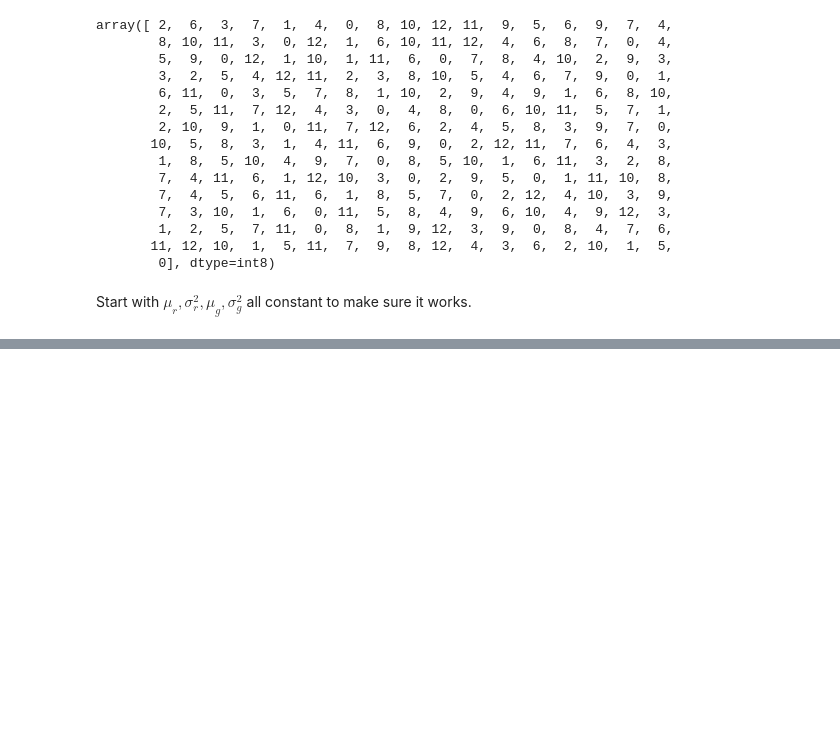
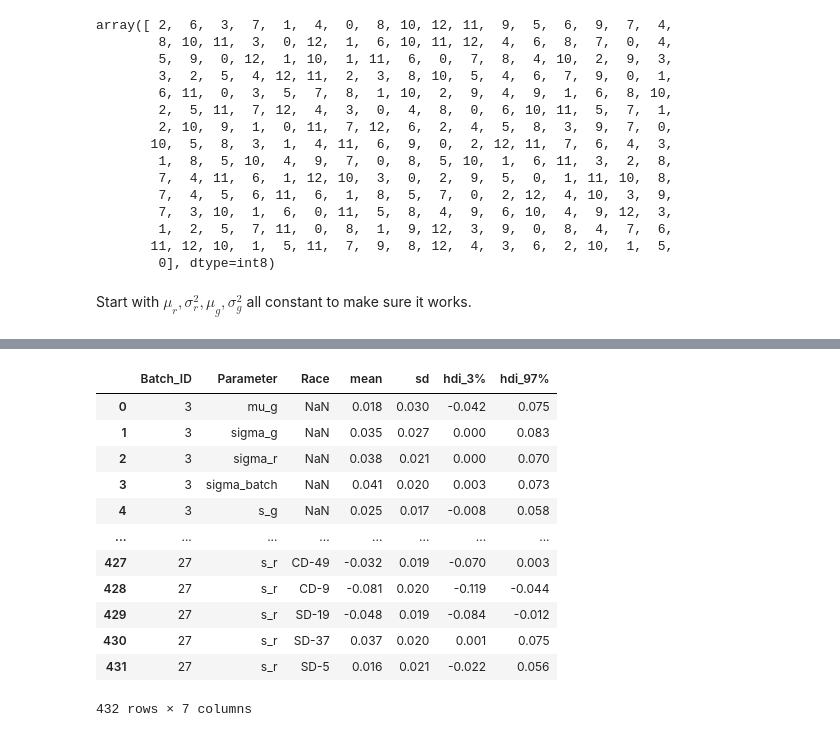
Before and after one commit to rickyrojas311/realtimeElectionForecasting, a Jupyter notebook: model_v1/model_v1.ipynb, the cells around one changed output, grey strips where cells are left out. Drawn from its saved outputs; the diff is of its cells as text; code cells hidden in the pictures; blank space fills up the shorter version.

```diff
--- a/model_v1/model_v1.ipynb
+++ b/model_v1/model_v1.ipynb
@@ -168,0 +314,69 @@ plt.show()
+# %%
+# We only want the meaningful parameters, not the raw non-centered 'z' values
+target_vars = ["mu_g", "sigma_g", "sigma_r", "sigma_batch", "s_g", "s_r"]
+
+summary_list = []
+
+# Loop through your saved/loaded traces
+for batch_id, trace in model_traces.items():
+
+    # Extract the summary stats for this batch
+    # (hdi_prob=0.94 is the ArviZ default, you can change it if needed)
+    batch_summary = az.summary(trace, var_names=target_vars, hdi_prob=0.94)
+
+    # The index contains strings like "mu_g" or "s_r[0]". Move it to a column.
+    batch_summary = batch_summary.reset_index(names="pymc_param")
+
+    # Tag with the current Batch ID
+    batch_summary['Batch_ID'] = batch_id
+
+    # Keep only the essential columns to keep it tidy
+    batch_summary = batch_summary[['Batch_ID', 'pymc_param', 'mean', 'sd', 'hdi_3%', 'hdi_97%']]
+
+    summary_list.append(batch_summary)
+
+# Combine everything into one master DataFrame
+latent_df = pd.concat(summary_list, ignore_index=True)
+
+# ---------------------------------------------------------
+# Parse parameter names and map indices back to Race names
+# ---------------------------------------------------------
+def extract_param_and_race(param_string):
+    # Uses regex to check if the string has brackets, e.g., "s_r[12]"
+    match = re.match(r"([a-zA-Z_]+)\[(\d+)\]", param_string)
+    if match:
+        param_name = match.group(1) # "s_r"
+        idx = int(match.group(2))   # 12
+        # Use the 'all_races' array we defined in the preprocessing step
+        race_name = all_races[idx]
+        return param_name, race_name
+    else:
+        # For global parameters like "mu_g" or "s_g"
+        return param_string, None
+
+# Apply the parsing function
+parsed_cols = latent_df['pymc_param'].apply(extract_param_and_race)
+
+# Split the results into two new clean columns
+latent_df['Parameter'] = [x[0] for x in parsed_cols]
+latent_df['Race'] = [x[1] for x in parsed_cols]
+
+# Drop the messy PyMC string and reorder columns for readability
+latent_df = latent_df.drop(columns=['pymc_param'])
+latent_df = latent_df[['Batch_ID', 'Parameter', 'Race', 'mean', 'sd', 'hdi_3%', 'hdi_97%']]
+
+latent_df
+# %% [output]
+|  | Batch_ID | Parameter | Race | mean | sd | hdi_3% | hdi_97% |
+| 0 | 3 | mu_g | NaN | 0.018 | 0.030 | -0.042 | 0.075 |
+| 1 | 3 | sigma_g | NaN | 0.035 | 0.027 | 0.000 | 0.083 |
+| 2 | 3 | sigma_r | NaN | 0.038 | 0.021 | 0.000 | 0.070 |
+| 3 | 3 | sigma_batch | NaN | 0.041 | 0.020 | 0.003 | 0.073 |
+| 4 | 3 | s_g | NaN | 0.025 | 0.017 | -0.008 | 0.058 |
+| ... | ... | ... | ... | ... | ... | ... | ... |
+| 427 | 27 | s_r | CD-49 | -0.032 | 0.019 | -0.070 | 0.003 |
+| 428 | 27 | s_r | CD-9 | -0.081 | 0.020 | -0.119 | -0.044 |
+| 429 | 27 | s_r | SD-19 | -0.048 | 0.019 | -0.084 | -0.012 |
+| 430 | 27 | s_r | SD-37 | 0.037 | 0.020 | 0.001 | 0.075 |
+| 431 | 27 | s_r | SD-5 | 0.016 | 0.021 | -0.022 | 0.056 |
+432 rows × 7 columns
```
Also changed, not shown: parts of 15 cells of this notebook, 5 other files.
